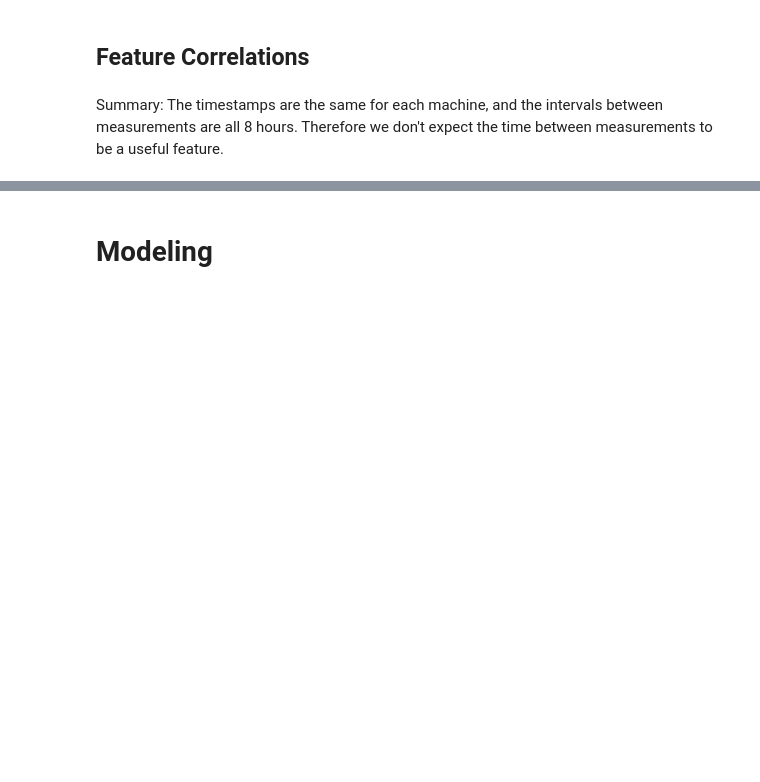
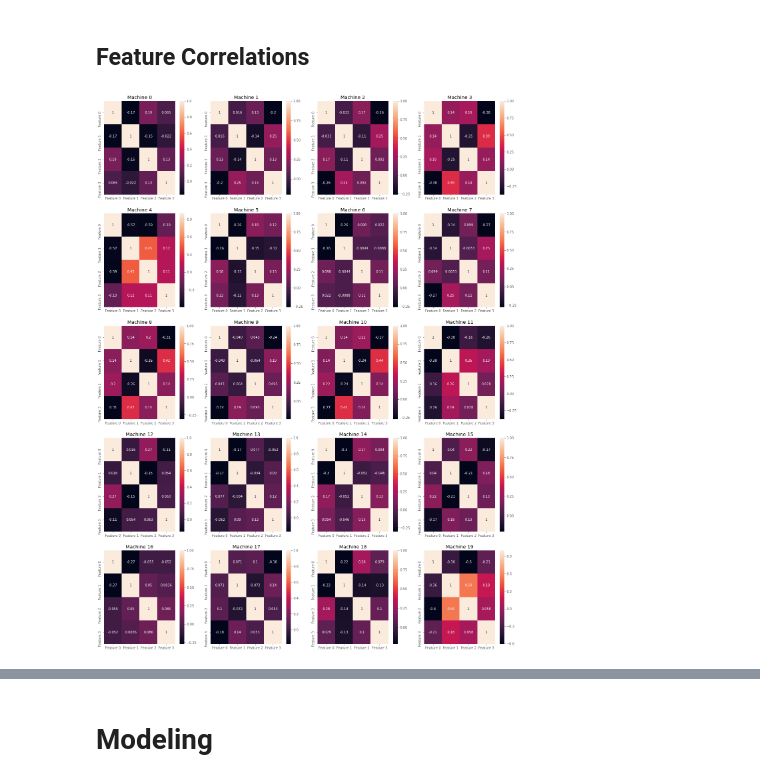
Before and after one commit to ethankim00/TimeSeriesAnalysis, a Jupyter notebook: data-science/Data_science_exercise.ipynb, the cells around one changed output, grey strips where cells are left out. Drawn from its saved outputs; the diff is of its cells as text; code cells hidden in the pictures; blank space fills up the shorter version.

Commit message:
correlations + failure detections

```diff
--- a/data-science/Data_science_exercise.ipynb
+++ b/data-science/Data_science_exercise.ipynb
@@ -155,5 +164,16 @@ fig.savefig('Figures/all_machines_time_series_cleaned')
 # %% [markdown]
 ## Feature Correlations
-# %% [markdown]
-Summary:
-The timestamps are the same for each machine, and the intervals between measurements are all 8 hours. Therefore we don't expect the time between measurements to be a useful feature.
+# %%
+features = ['Feature 0', 'Feature 1', 'Feature 2', 'Feature 3']
+def plot_correlation(machine, ax):
+    """Plot heapmap of correlations between features between machines"""
+    cor_matrix = machine[features].corr()
+    sns.heatmap(cor_matrix, annot=True, ax = ax)
+
+fig, ax = plt.subplots(5, 4, figsize = (22, 30))
+for i, machine in enumerate(machines):
+    ax[i//4][i%4].set_title('Machine {}'.format(i))
+    plot_correlation(machine, ax[i//4][i%4])
+fig.savefig('Figures/all_machines_correlations')
+# %% [output]
+[figure, added]
```
Also changed, not shown: parts of 11 cells of this notebook, 4 other files.
